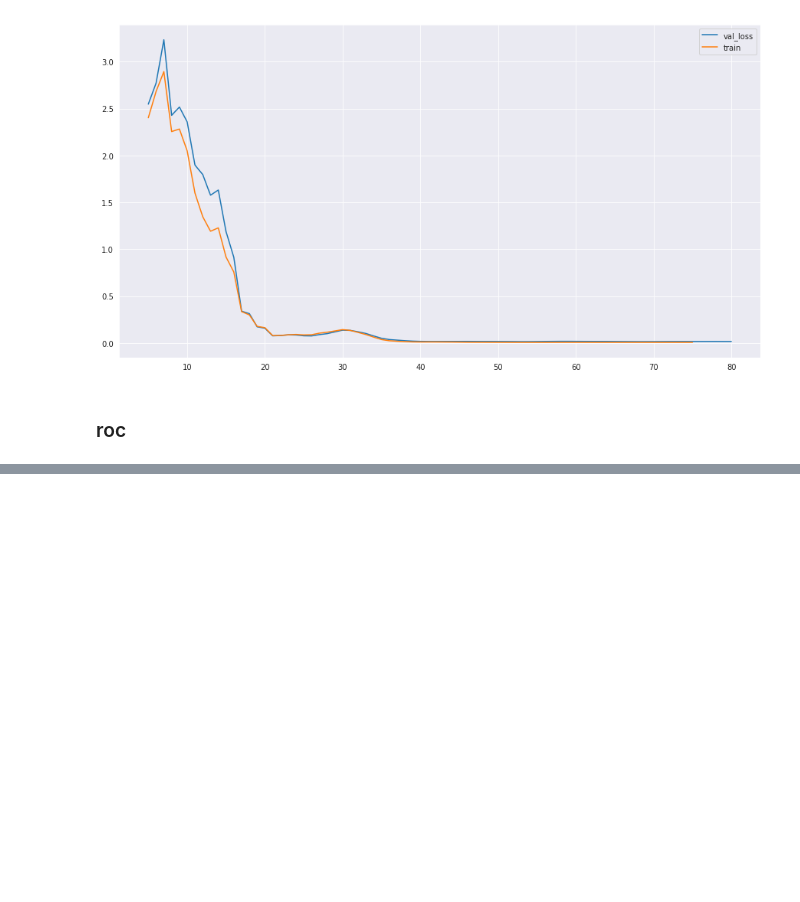
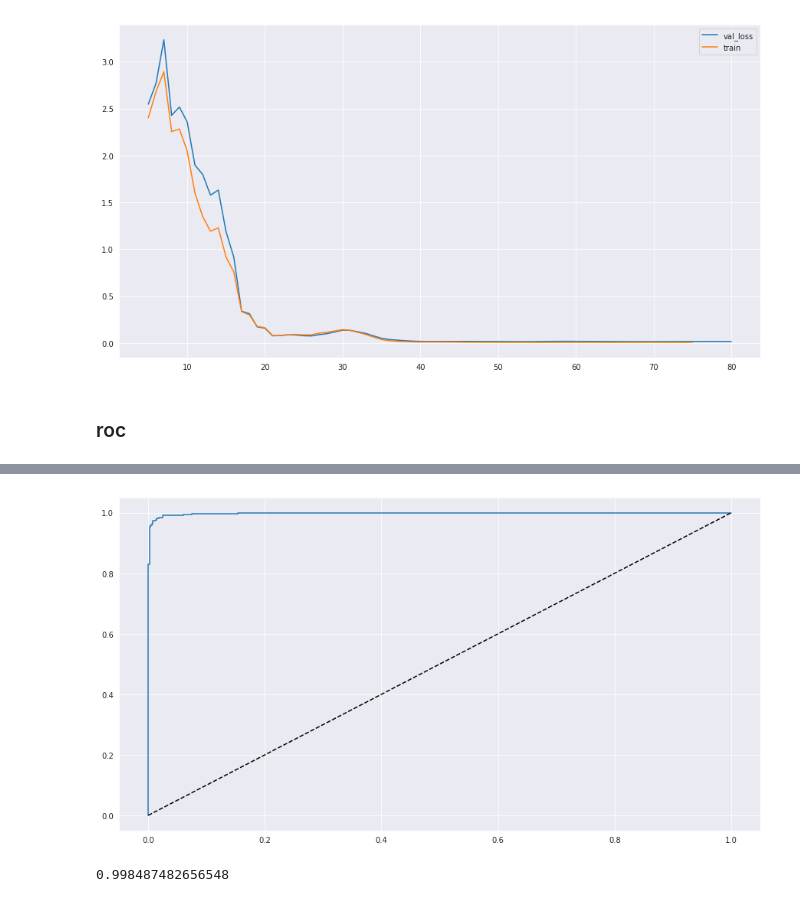
Before and after one commit to leetwito/PathoBarIlan, a Jupyter notebook: plots.ipynb, the cells around one changed output, grey strips where cells are left out. Saved outputs shown, nothing was run; the diff lists cells and outputs as text; code cells hidden in the pictures; blank space fills up the shorter version.

```diff
--- a/plots.ipynb
+++ b/plots.ipynb
@@ -183,11 +183,11 @@ y_preds = []
 
 for i, folder in enumerate(folders):
     print("\n---------------------------------\n in %d file=%s\n---------------------------------"%(i, folder))
-    df_test = pd.read_pickle("df_test_%i"%i)
+    df_test = pd.read_pickle("./my_models/df_test_%i"%i)
     test_generator = generator_from_df(df_test, 16, shuffle=False)
-    a = glob(folder+"/*.hdf5")
+    all_ckpnts = glob(folder+"/*.hdf5")
     val = 100
-    for model in a:
+    for model in all_ckpnts:
         tmp_val = (float(model.split("val_loss")[1].split("-")[0]))
         if tmp_val<val:
             file = model
@@ -216,2 +234,8 @@ plot_roc_curve(y_trues, y_preds)
+# %%
+fpr, tpr, threshold = plot_roc_curve(y_trues, y_preds)
+# %% [output]
+[figure, added]
 # %%
 print(roc_auc_score(y_trues, y_preds))
+# %% [output]
+0.998487482656548
```
Also changed, not shown: parts of 7 cells of this notebook.
